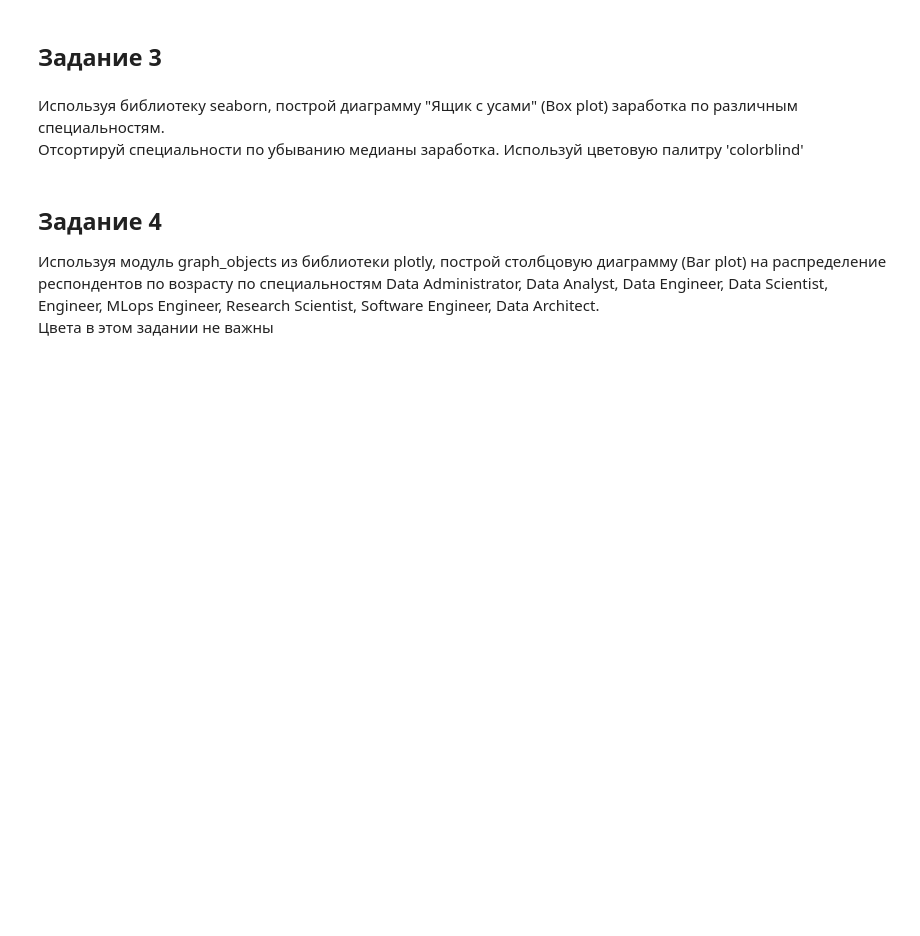
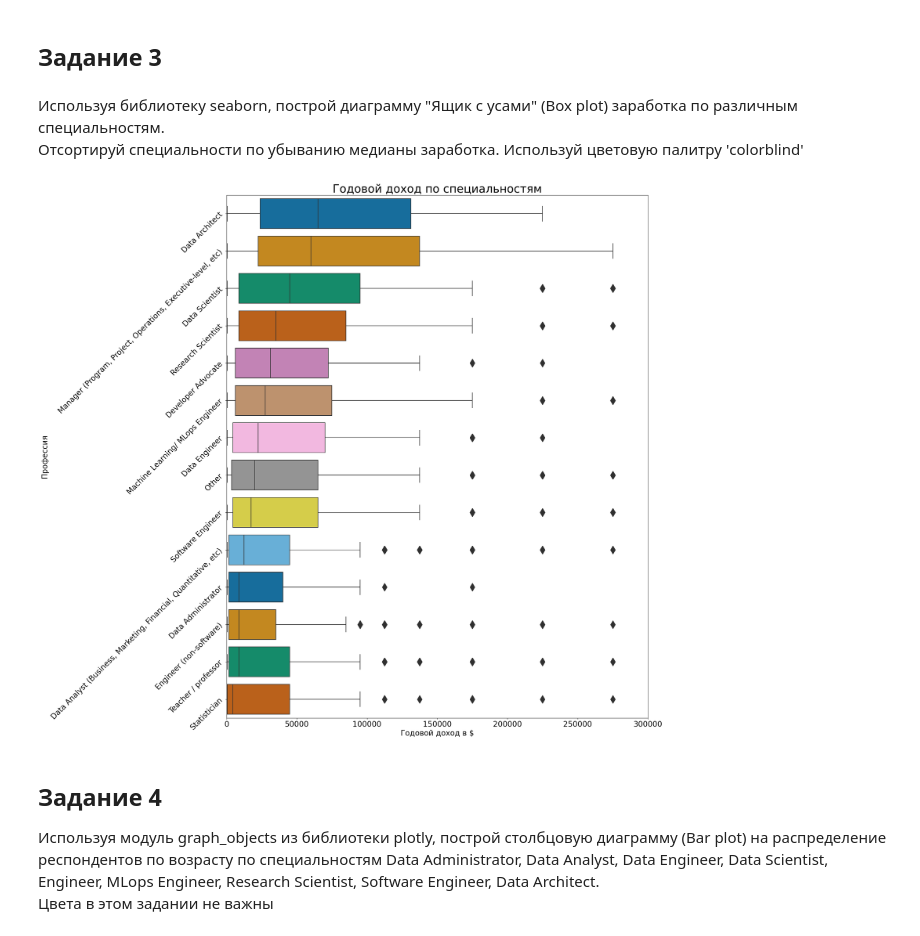
Before and after one commit to spelemis/DS03-1-1, a Jupyter notebook: src/03-visualization-assignment.ipynb, the cells around one changed output. Drawn from its saved outputs; the diff is of its cells as text; code cells hidden in the pictures; blank space fills up the shorter version.

```diff
--- a/src/03-visualization-assignment.ipynb
+++ b/src/03-visualization-assignment.ipynb
@@ -79,3 +143,53 @@ Name: 0, Length: 296, dtype: object
+# %%
+# Код тут
+# Подготовка данных . Пользуемся кодом из Project 02
+Salary_mapping =  {'$0-999':500,
+                '10,000-14,999':12500,
+                '30,000-39,999':35000,
+                '1,000-1,999':1500,
+                '40,000-49,999':45000,
+                '100,000-124,999':112500,
+                '5,000-7,499':6250,
+                '50,000-59,999':55000,
+                '7,500-9,999':8750,
+                '150,000-199,999':175000,
+                '20,000-24,999':22500,
+                '60,000-69,999':65000,
+                '15,000-19,999':17500,
+                '70,000-79,999':75000,
+                '25,000-29,999':27500,
+                '2,000-2,999':2500,
+                '125,000-149,999':137500,
+                '3,000-3,999':3500,
+                '4,000-4,999':4500,
+                '80,000-89,999':85000,
+                '90,000-99,999':95000,
+                '200,000-249,999':225000,
+                '250,000-299,999':275000,
+                '300,000-499,999':400000,
+                '$500,000-999,999':750000,
+                '>$1,000,000':1000000}
+data['Q29-NEW'] = data['Q29'].map(Salary_mapping)
+
+df = pd.DataFrame(data[['Q23', 'Q29-NEW']].dropna())
+df.columns= ['Профессия','Годовой доход в $']
+median = df.groupby('Профессия').agg('median').sort_values(by='Годовой доход в $', ascending=False)
+
+# print (df)
+# print (median)
+import seaborn as sns
+fig, ax = plt.subplots(figsize=(20, 25))
+plt.xlim(0, 300000)
+sns.boxplot(x='Годовой доход в $', y='Профессия', data=df, order=median.index, palette = "colorblind", ax=ax,fliersize=15).set_title("Годовой доход по специальностям", fontdict={'size': 30})
+
+plt.xlabel('Годовой доход в $', fontsize=20)
+plt.ylabel('Профессия', fontsize=20)
+plt.yticks(rotation=45,fontsize=20)
+plt.xticks(fontsize=20)
+
+plt.show()
+# %% [output]
+[figure, added]
 # %% [markdown]
 ## Задание 4
 Используя модуль graph_objects из библиотеки plotly, построй столбцовую диаграмму (Bar plot) на распределение респондентов по возрасту по специальностям Data Administrator, Data Analyst, Data Engineer, Data Scientist, Engineer, MLops Engineer,
```
Also changed, not shown: parts of 15 cells of this notebook, 2 other files.
